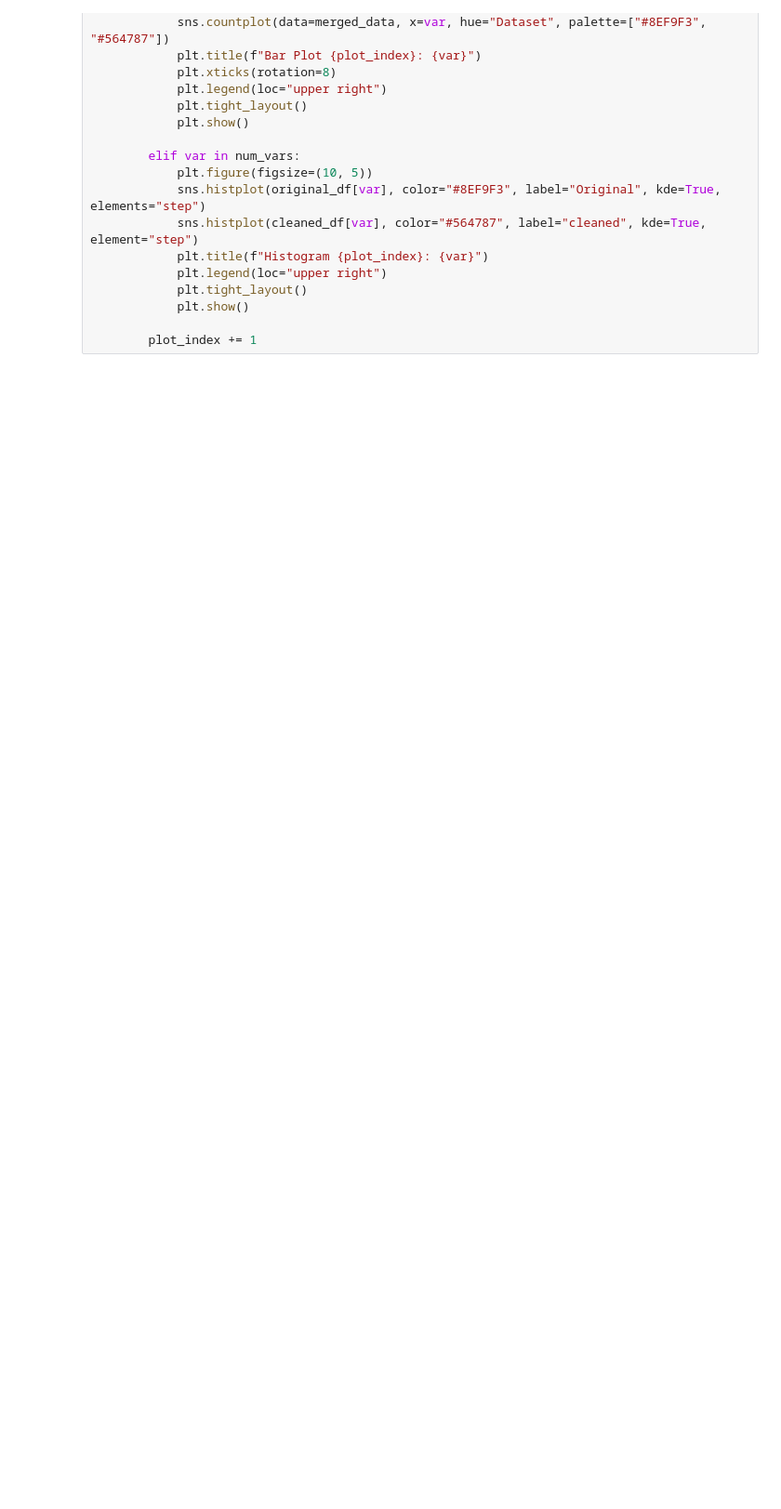
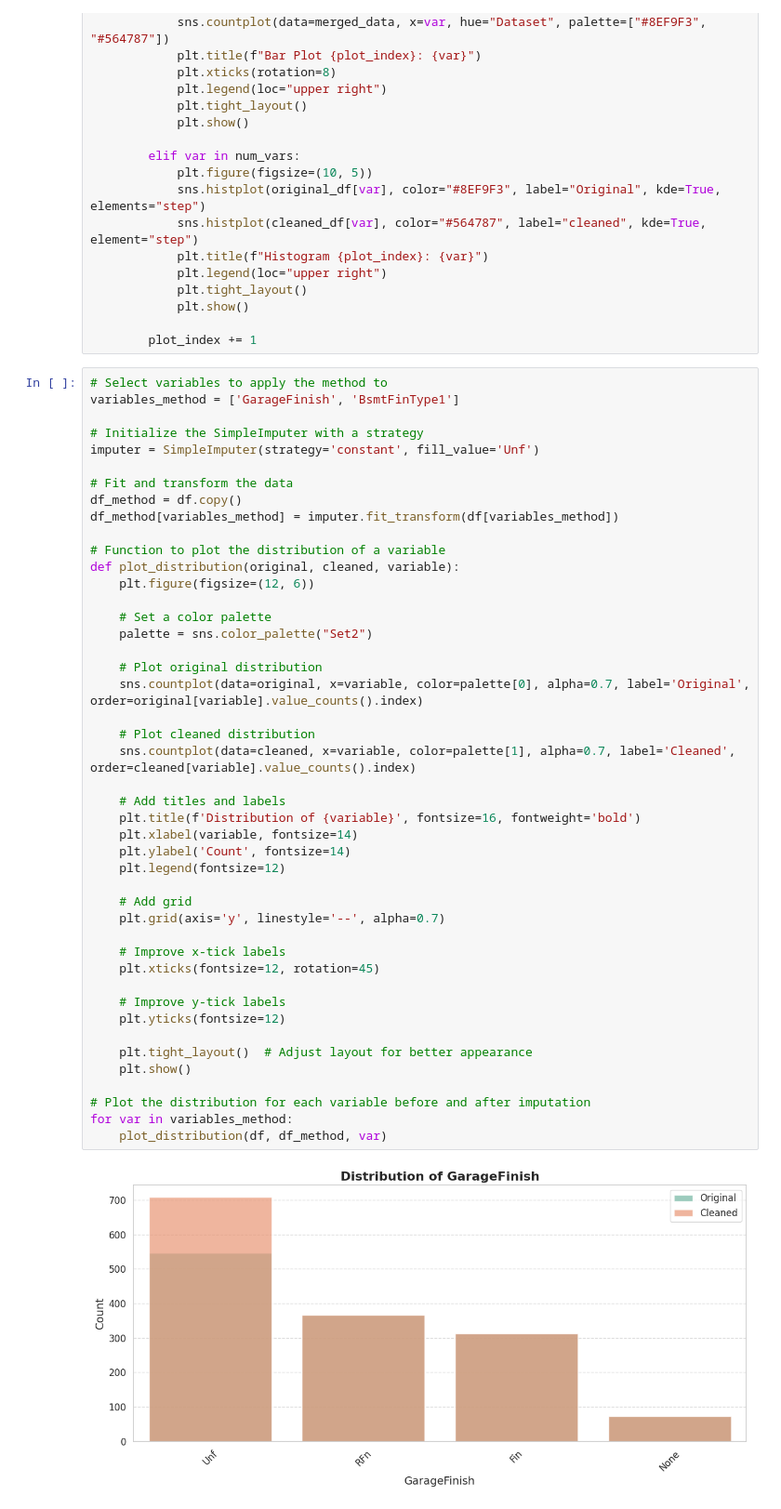
Before and after one commit to Drennan98/Heritage-Housing-Issues, a Jupyter notebook: jupyter_notebooks/3 - DataCleaning.ipynb, the cells around one changed output. Shown at 93% size. Saved outputs shown, nothing was run; the diff lists cells and outputs as text; blank space fills up the shorter version.

Commit message:
Create sample graphs for testing

```diff
--- a/jupyter_notebooks/3 - DataCleaning.ipynb
+++ b/jupyter_notebooks/3 - DataCleaning.ipynb
@@ -260,3 +249,50 @@ def visualize_cleaning_impact(original_df, cleaned_df, vars_with_missing_data):
             plt.show()
 
         plot_index += 1
+# %%
+# Select variables to apply the method to
+variables_method = ['GarageFinish', 'BsmtFinType1']
+
+# Initialize the SimpleImputer with a strategy
+imputer = SimpleImputer(strategy='constant', fill_value='Unf')
+
+# Fit and transform the data
+df_method = df.copy()
+df_method[variables_method] = imputer.fit_transform(df[variables_method])
+
+# Function to plot the distribution of a variable
+def plot_distribution(original, cleaned, variable):
+    plt.figure(figsize=(12, 6))
+
+    # Set a color palette
+    palette = sns.color_palette("Set2")
+
+    # Plot original distribution
+    sns.countplot(data=original, x=variable, color=palette[0], alpha=0.7, label='Original', order=original[variable].value_counts().index)
+
+    # Plot cleaned distribution
+    sns.countplot(data=cleaned, x=variable, color=palette[1], alpha=0.7, label='Cleaned', order=cleaned[variable].value_counts().index)
+
+    # Add titles and labels
+    plt.title(f'Distribution of {variable}', fontsize=16, fontweight='bold')
+    plt.xlabel(variable, fontsize=14)
+    plt.ylabel('Count', fontsize=14)
+    plt.legend(fontsize=12)
+
+    # Add grid
+    plt.grid(axis='y', linestyle='--', alpha=0.7)
+
+    # Improve x-tick labels
+    plt.xticks(fontsize=12, rotation=45)
+
+    # Improve y-tick labels
+    plt.yticks(fontsize=12)
+
+    plt.tight_layout()  # Adjust layout for better appearance
+    plt.show()
+
+# Plot the distribution for each variable before and after imputation
+for var in variables_method:
+    plot_distribution(df, df_method, var)
+# %% [output]
+[figure, added]
```
Also changed, not shown: parts of 8 cells of this notebook.
